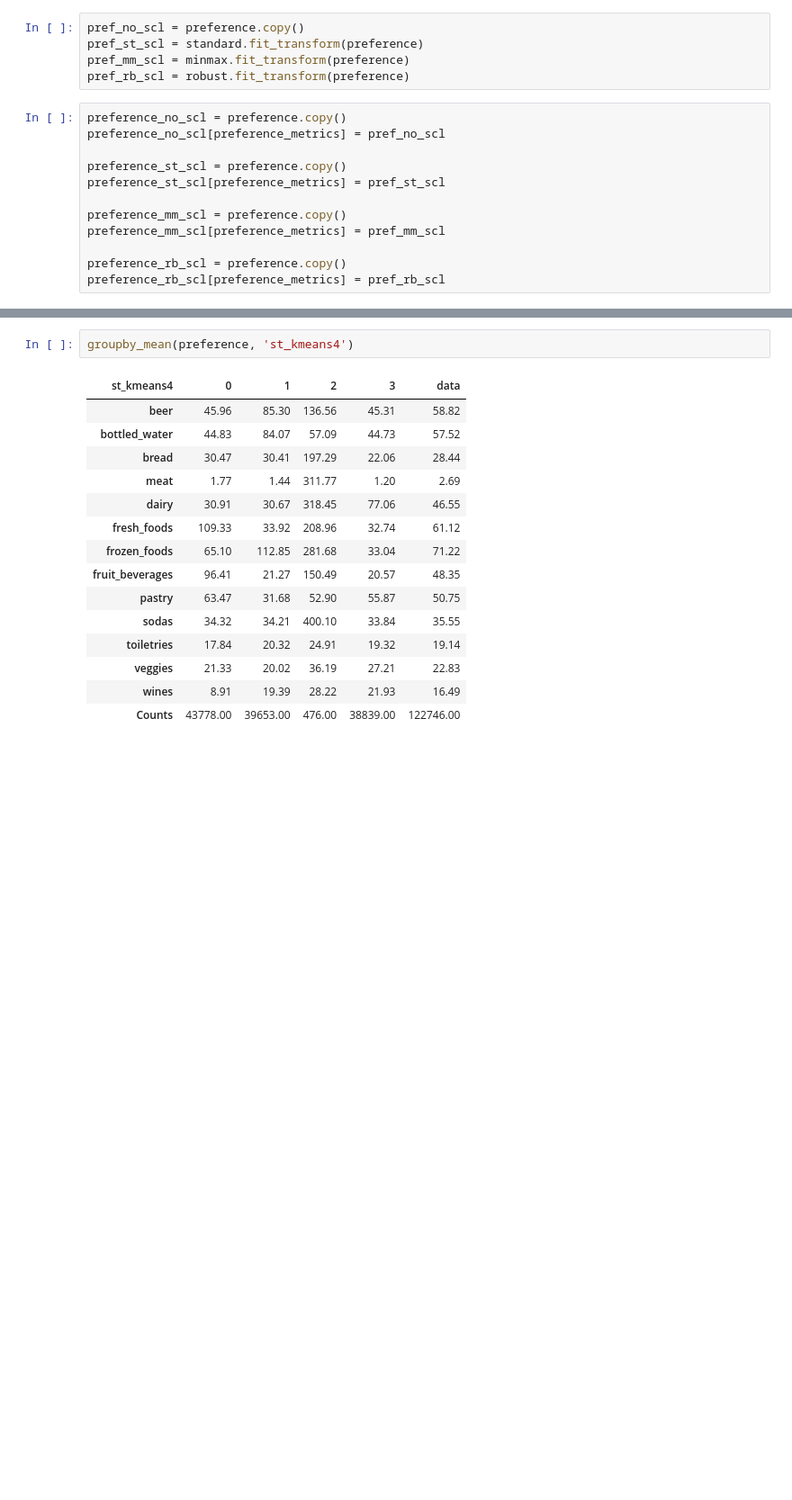
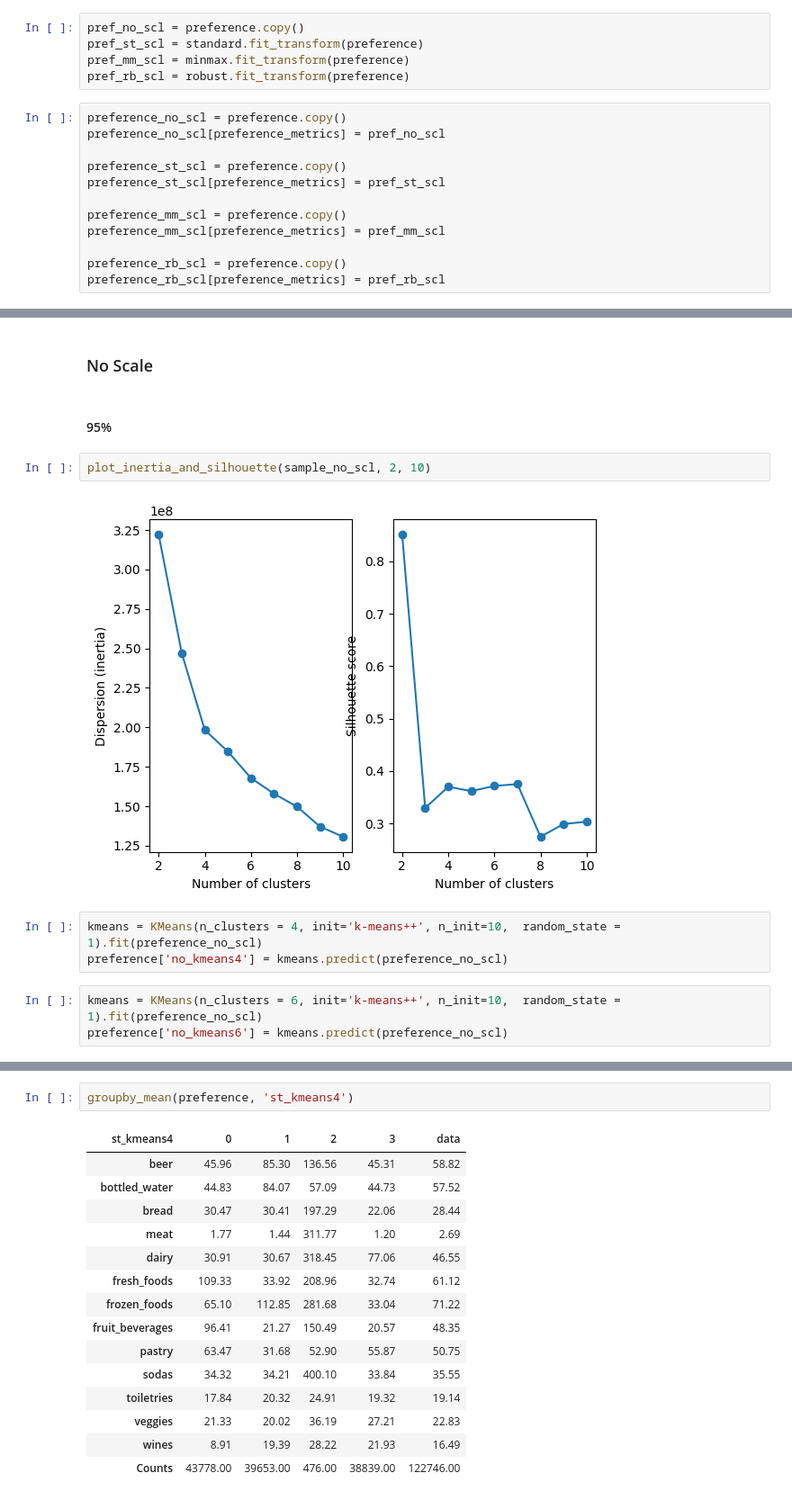
Before and after one commit to Rita-Centeno/DMI, a Jupyter notebook: clustering.ipynb, the cells around one changed output, grey strips where cells are left out. Shown at 90% size. Saved outputs shown, nothing was run; the diff lists cells and outputs as text; blank space fills up the shorter version.

```diff
--- a/clustering.ipynb
+++ b/clustering.ipynb
@@ -52,0 +156,14 @@ plot_inertia_and_silhouette(preference_st_scl.sample(frac=0.4, random_state=1),
+# %% [markdown]
+### No Scale
+# %% [markdown]
+#### 95%
+# %%
+plot_inertia_and_silhouette(sample_no_scl, 2, 10)
+# %% [output]
+[figure, added]
+# %%
+kmeans = KMeans(n_clusters = 4, init='k-means++', n_init=10,  random_state = 1).fit(preference_no_scl)
+preference['no_kmeans4'] = kmeans.predict(preference_no_scl)
+# %%
+kmeans = KMeans(n_clusters = 6, init='k-means++', n_init=10,  random_state = 1).fit(preference_no_scl)
+preference['no_kmeans6'] = kmeans.predict(preference_no_scl)
```
Also changed, not shown: parts of 249 cells of this notebook, 3 other files.
